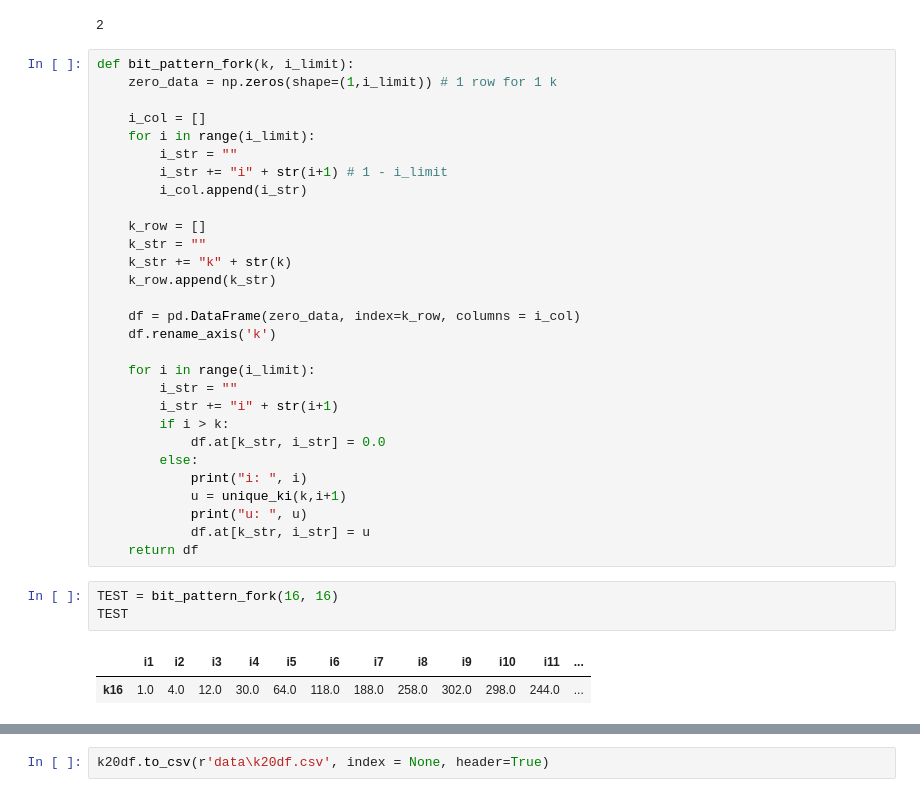
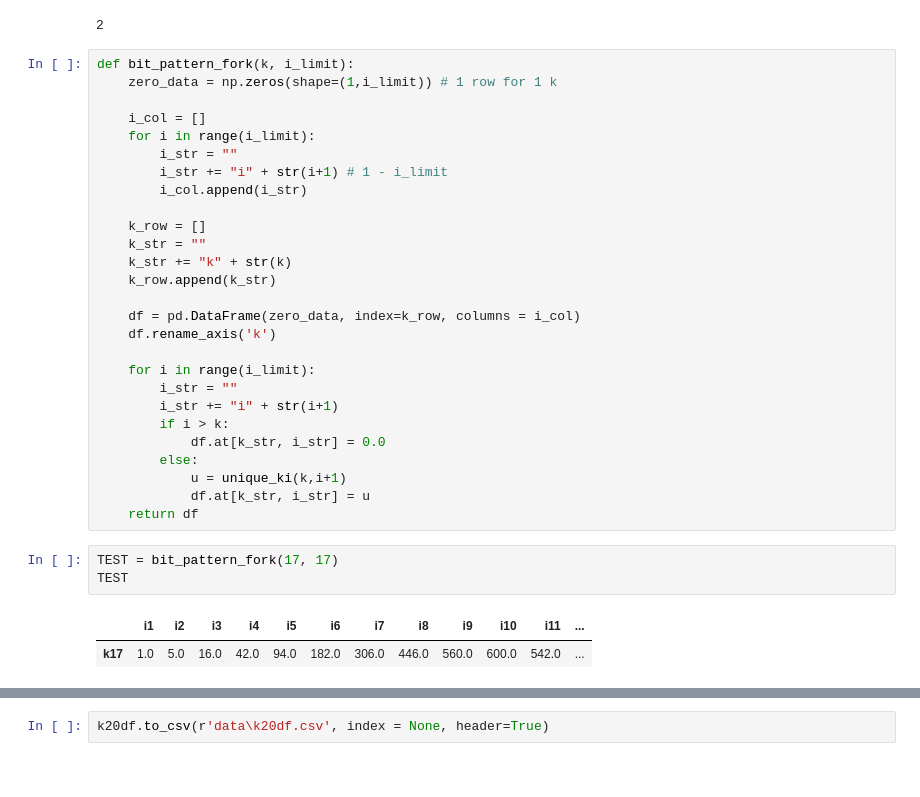
Before and after one commit to majk12/ore, a Jupyter notebook: ore_BbB_bayes.ipynb, the cells around one changed output, grey strips where cells are left out. Saved outputs shown, nothing was run; the diff lists cells and outputs as text.

```diff
--- a/ore_BbB_bayes.ipynb
+++ b/ore_BbB_bayes.ipynb
@@ -100,17 +100,15 @@ def bit_pattern_fork(k, i_limit):
         if i > k:
             df.at[k_str, i_str] = 0.0
         else:
-            print("i: ", i)
             u = unique_ki(k,i+1)
-            print("u: ", u)
             df.at[k_str, i_str] = u
     return df
 # %%
-TEST = bit_pattern_fork(16, 16)
+TEST = bit_pattern_fork(17, 17)
 TEST
 # %% [output]
 |  | i1 | i2 | i3 | i4 | i5 | i6 | i7 | i8 | i9 | i10 | i11 | ... |
-| k16 | 1.0 | 4.0 | 12.0 | 30.0 | 64.0 | 118.0 | 188.0 | 258.0 | 302.0 | 298.0 | 244.0 | ... |
+| k17 | 1.0 | 5.0 | 16.0 | 42.0 | 94.0 | 182.0 | 306.0 | 446.0 | 560.0 | 600.0 | 542.0 | ... |
 # %%
 k20df = bit_pattern_fork(20, 20)
 k20df
```
Also changed, not shown: parts of 13 cells of this notebook.
